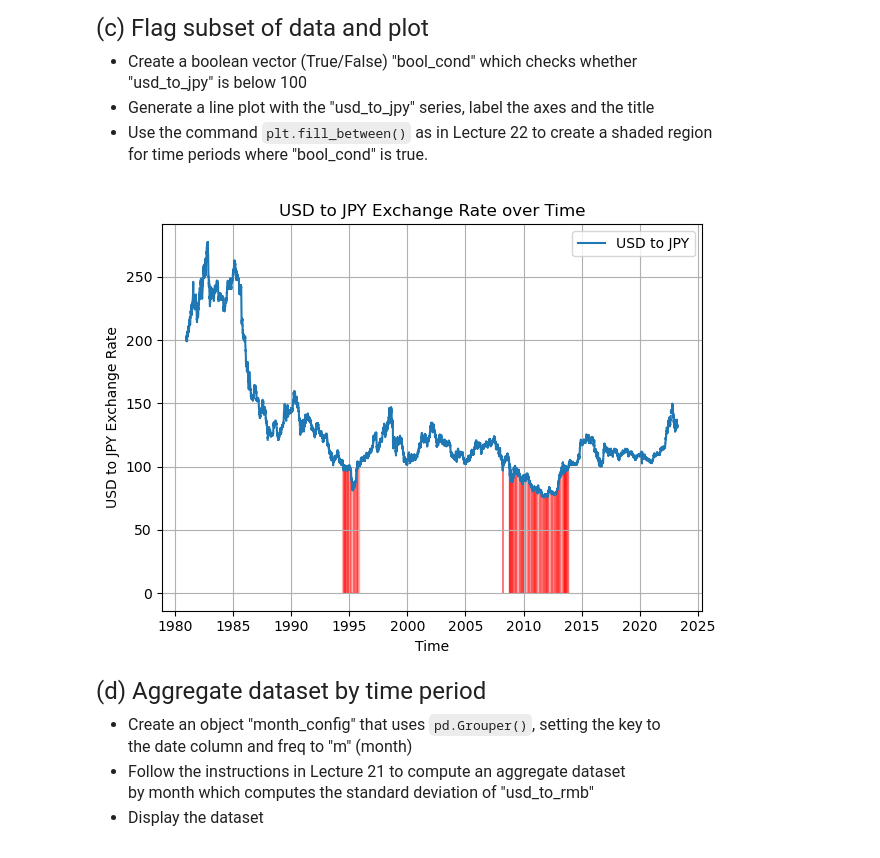
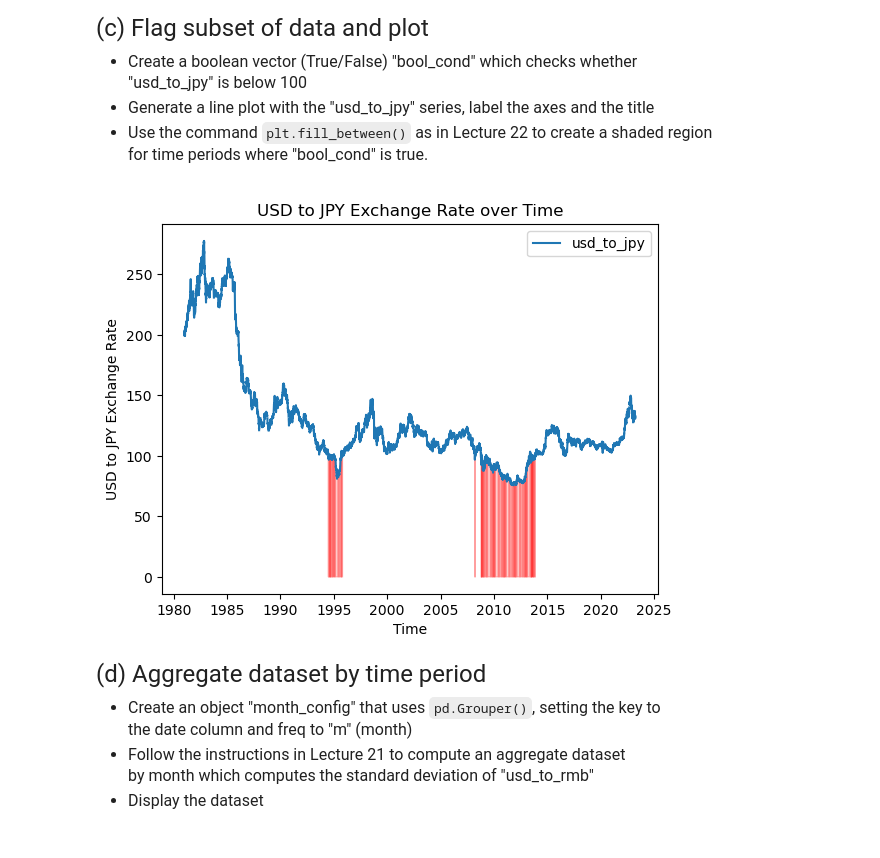
Before and after one commit to abbybrickman/qtm151spring2024, a Jupyter notebook: assignment10/assignment10.ipynb, the cells around one changed output. Saved outputs shown, nothing was run; the diff lists cells and outputs as text; code cells hidden in the pictures.

```diff
--- a/assignment10/assignment10.ipynb
+++ b/assignment10/assignment10.ipynb
@@ -90,31 +89,16 @@ for time periods where "bool_cond" is true.
 # %%
 # Write your own code
 
-# Assuming 'exchangerates' is a pandas DataFrame containing 'datetime' and 'usd_to_jpy' columns
-
-# Generate boolean vector
 bool_cond = exchangerates["usd_to_jpy"] < 100
-
-# Plotting
-plt.plot(exchangerates["datetime"], exchangerates["usd_to_jpy"], label='USD to JPY')
-
-# Fill the region where bool_cond is True
-plt.fill_between(exchangerates["datetime"], exchangerates["usd_to_jpy"], where=bool_cond, color='red', alpha=0.3)
-
-# Labeling axes and title
-plt.xlabel('Time')
-plt.ylabel('USD to JPY Exchange Rate')
-plt.title('USD to JPY Exchange Rate over Time')
-
-# Adding legend
+plt.plot("datetime", "usd_to_jpy", data = exchangerates)
+plt.xlabel("Time")
+plt.ylabel("USD to JPY Exchange Rate")
+plt.title("USD to JPY Exchange Rate over Time")
+plt.fill_between(exchangerates["datetime"], exchangerates["usd_to_jpy"], where=bool_cond, color='red', alpha=0.2)
 plt.legend()
-
-# Displaying the plot
-plt.grid(True)
-plt.tight_layout()
 plt.show()
 # %% [output]
-[figure, old version]
+[figure, new version]
 # %% [markdown]
 <font size = "5">
 
```
Also changed, not shown: parts of 3 cells of this notebook, 1 other file.
